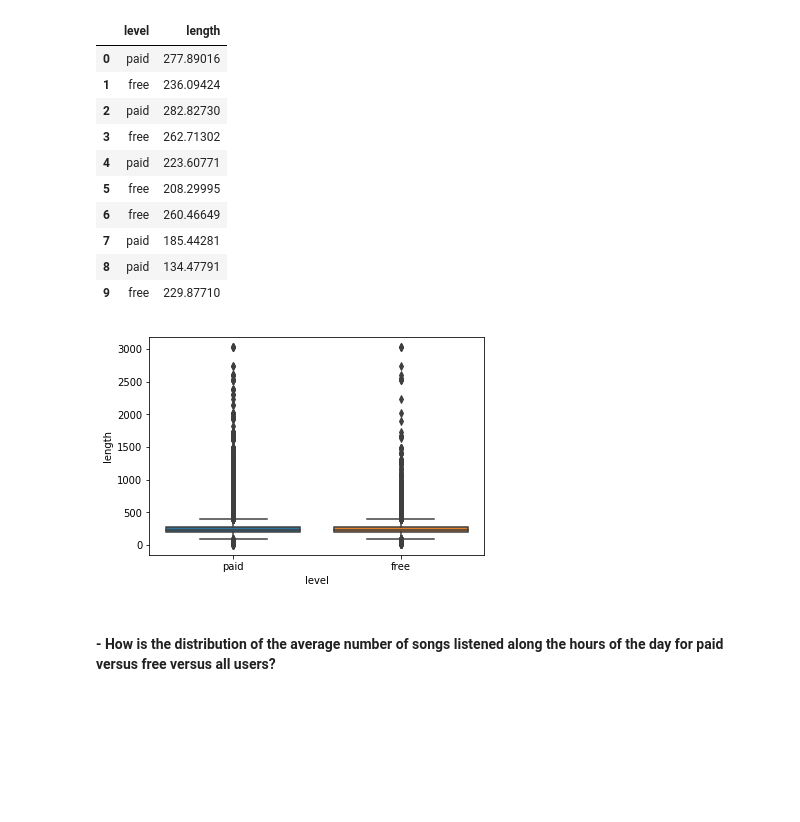
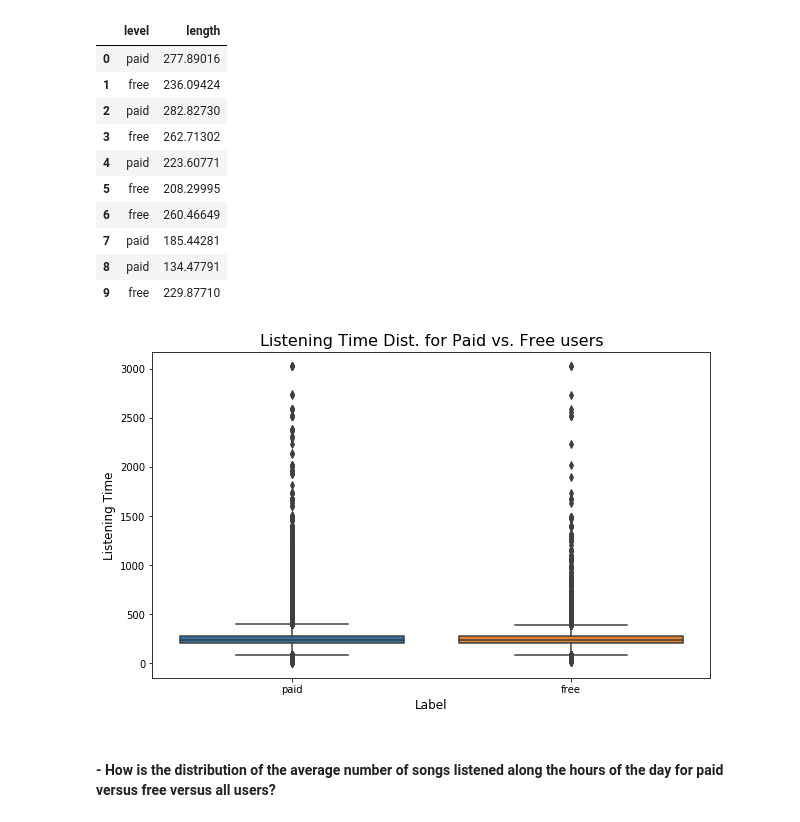
Before and after one commit to tarcisobraz/sparkify-churn-prediction, a Jupyter notebook: Sparkify.ipynb, the cells around one changed output. Drawn from its saved outputs; the diff is of its cells as text; code cells hidden in the pictures; blank space fills up the shorter version.

```diff
--- a/Sparkify.ipynb
+++ b/Sparkify.ipynb
@@ -181,7 +224,11 @@ non_null_listening_time.head(10)
 | 7 | paid | 185.44281 |
 | 8 | paid | 134.47791 |
 | 9 | free | 229.87710 |
-# %%
-sns.boxplot(x="level", y="length", data=non_null_listening_time);
-# %% [output]
-[figure, removed]
+# %%
+f, axis = plt.subplots(figsize=(10, 6))
+sns.boxplot(x="level", y="length", data=non_null_listening_time);
+plt.title('Listening Time Dist. for Paid vs. Free users',size=16)
+plt.xlabel('Label', size=12)
+plt.ylabel('Listening Time', size=12);
+# %% [output]
+[figure, added]
```
Also changed, not shown: parts of 17 cells of this notebook.
